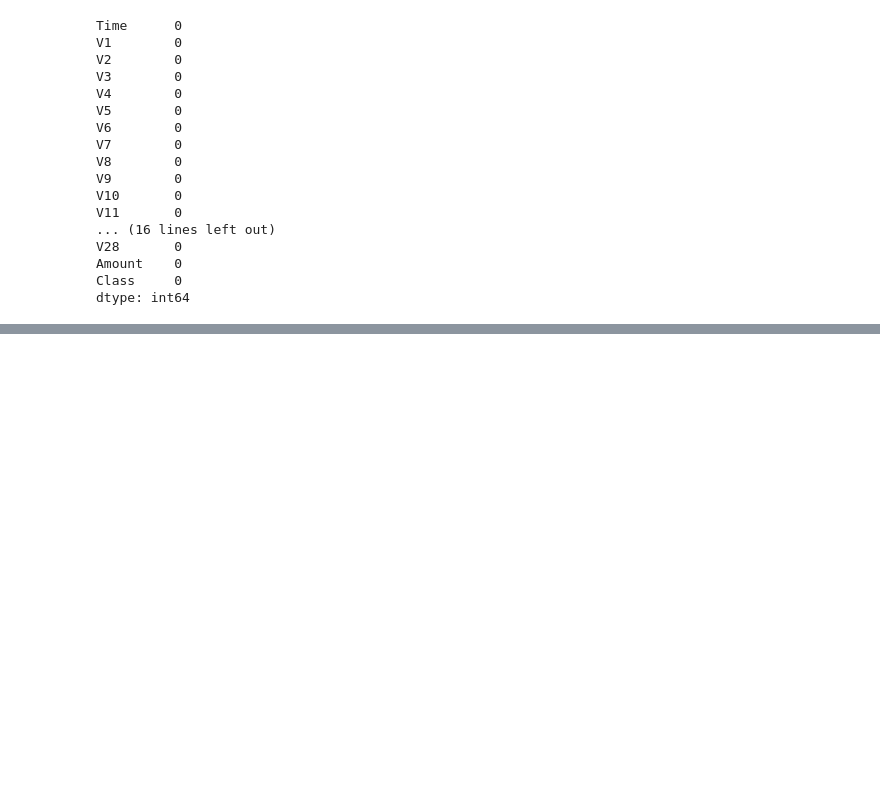
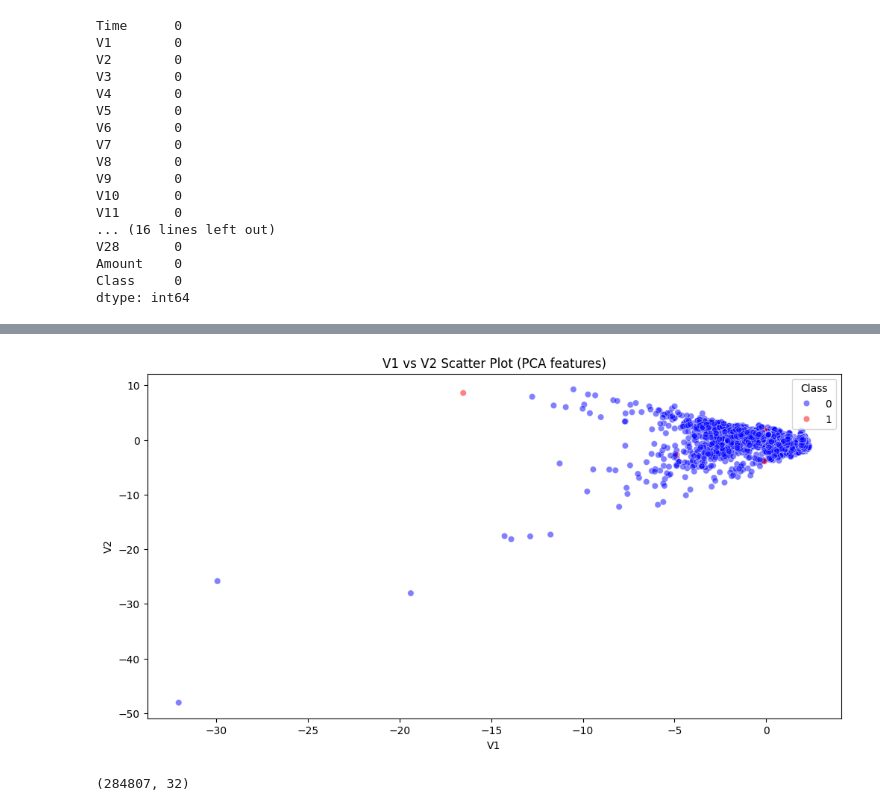
Before and after one commit to kamijoseph/Credit-Card-Fraud-Detection, a Jupyter notebook: notebook/main.ipynb, the cells around one changed output, grey strips where cells are left out. Drawn from its saved outputs; the diff is of its cells as text; code cells hidden in the pictures; blank space fills up the shorter version.

```diff
--- a/notebook/main.ipynb
+++ b/notebook/main.ipynb
@@ -68,0 +108,18 @@ dtype: int64
+# %%
+plt.figure(figsize=(12,6))
+sns.scatterplot(
+    x='V1', y='V2',
+    hue='Class',
+    data=data.sample(5000, random_state=42),
+    palette={0:'blue', 1:'red'},
+    alpha=0.5
+)
+plt.title('V1 vs V2 Scatter Plot (PCA features)')
+plt.show()
+# %% [output]
+[figure, added]
+# %%
+# preprocessing the dataset
+data.shape
+# %% [output]
+(284807, 32)
```
Also changed, not shown: parts of 16 cells of this notebook.
